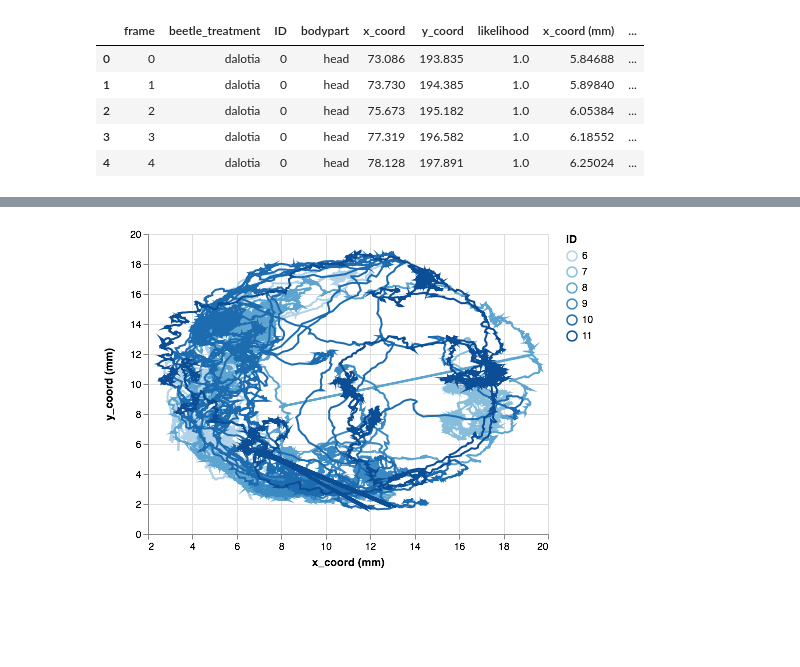
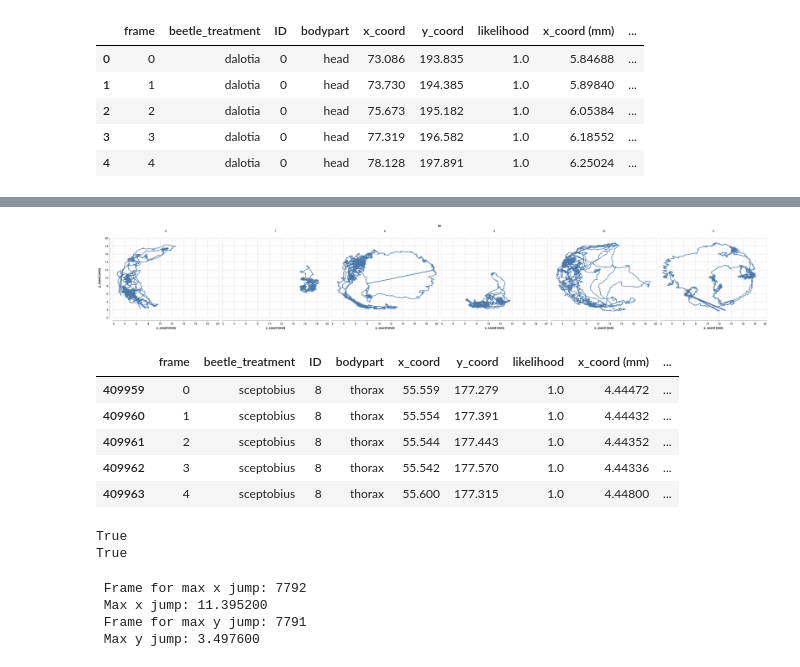
Before and after one commit to jciemniecki/2018-playbi103, a Jupyter notebook: HW1_play.ipynb, the cells around one changed output, grey strips where cells are left out. Cells and saved outputs as stored; diff of their text form; code cells hidden in the pictures; blank space fills up the shorter version.

Commit message:
Added the DV for Julian's data

```diff
--- a/HW1_play.ipynb
+++ b/HW1_play.ipynb
@@ -48,11 +49,36 @@ dalotia_thorax
 # %%
 sceptobius_thorax = alt.Chart(df_scepto_thor
     ).mark_line(
     ).encode(x='x_coord (mm)',
              y='y_coord (mm)',
-             order=alt.Order('frame:Q', sort='ascending'),
-             color='ID:O')
+             order=alt.Order('frame:Q', sort='ascending')
+    ).facet(column='ID:O')
 
 sceptobius_thorax
 # %% [output]
-[figure, old version]
+[figure, new version]
+# %%
+# Whatsup with the straight lines?
+# inds
+ID8 = df_scepto_thor['ID'] == 8
+ID11 = df_scepto_thor['ID'] == 11
+
+df_scepto_thor_8 = df_scepto_thor.loc[ID8, :]
+df_scepto_thor_11 = df_scepto_thor.loc[ID11, :]
+
+df_scepto_thor_8.head()
+# %% [output]
+|  | frame | beetle_treatment | ID | bodypart | x_coord | y_coord | likelihood | x_coord (mm) | ... |
+| 409959 | 0 | sceptobius | 8 | thorax | 55.559 | 177.279 | 1.0 | 4.44472 | ... |
+| 409960 | 1 | sceptobius | 8 | thorax | 55.554 | 177.391 | 1.0 | 4.44432 | ... |
+| 409961 | 2 | sceptobius | 8 | thorax | 55.544 | 177.443 | 1.0 | 4.44352 | ... |
+| 409962 | 3 | sceptobius | 8 | thorax | 55.542 | 177.570 | 1.0 | 4.44336 | ... |
+| 409963 | 4 | sceptobius | 8 | thorax | 55.600 | 177.315 | 1.0 | 4.44800 | ... |
+# %%
+# Data validation
+# Check if all frames are unique entries
+print(df_scepto_thor_8['frame'].is_unique)
+print(df_scepto_thor_11['frame'].is_unique)
+# %% [output]
+True
+True
@@ -58,0 +106,7 @@ sceptobius_thorax
+# %%
+max_interframe_diff(df_scepto_thor_8, 'frame', 'x_coord (mm)', 'y_coord (mm)')
+# %% [output]
+ Frame for max x jump: 7792
+ Max x jump: 11.395200
+ Frame for max y jump: 7791
+ Max y jump: 3.497600
```
Also changed, not shown: parts of 4 cells of this notebook.
